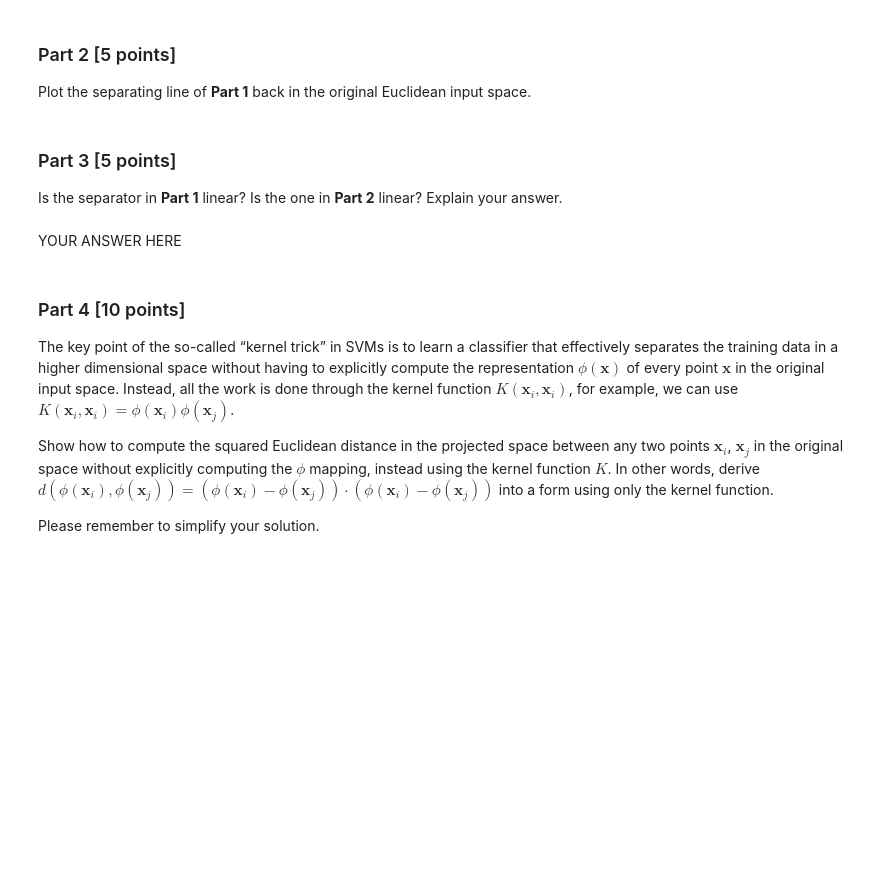
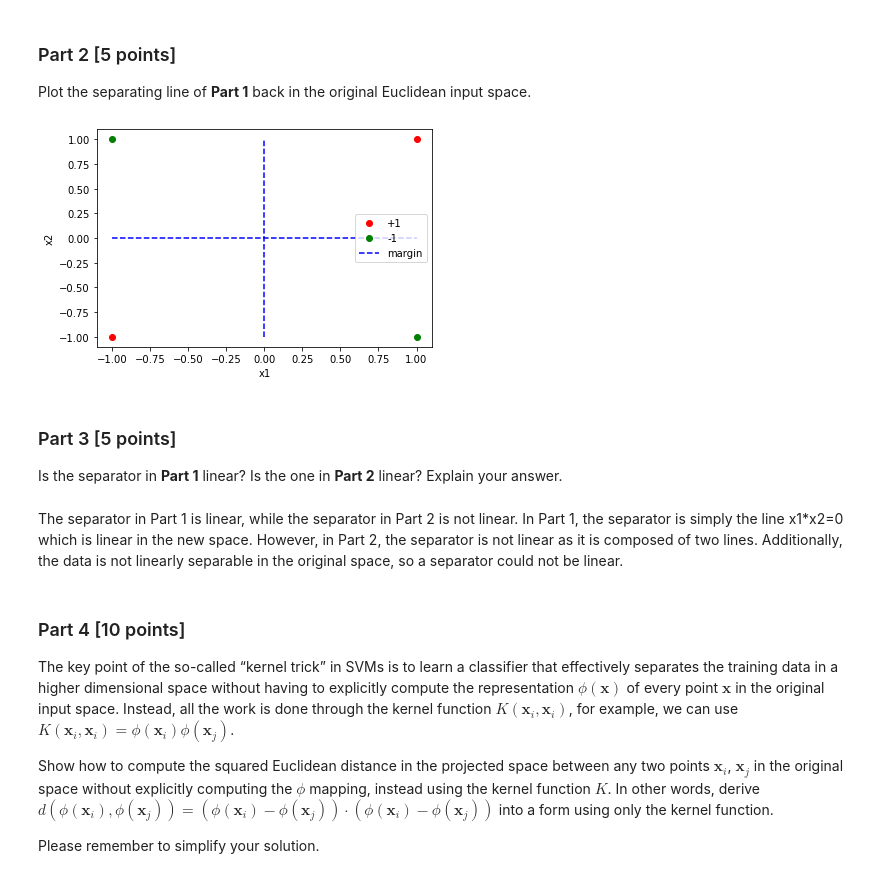
Before and after one commit to a11isonliu/CSCI-4622-Machine-Learning-sp21, a Jupyter notebook: hmwks/hw4/LiuA-hw4.ipynb, the cells around one changed output. Saved outputs shown, nothing was run; the diff lists cells and outputs as text; code cells hidden in the pictures; blank space fills up the shorter version.

```diff
--- a/hmwks/hw4/LiuA-hw4.ipynb
+++ b/hmwks/hw4/LiuA-hw4.ipynb
@@ -163,8 +189,22 @@ raise NotImplementedError()
+# %%
+# YOUR CODE HERE
+x = np.array([[-1,-1],[1,1],[-1,1],[1,-1]])
+x_map = np.array([[x1, x1 * x2] for x1, x2 in x])
+plt.plot(x.T[0,:2],x.T[1,:2], 'or', label='+1')
+plt.plot(x.T[0,2:],x.T[1,2:], 'og', label='-1')
+plt.plot([-1,1],[0,0], '--b', label='margin')
+plt.plot([0,0],[-1,1], '--b')
+plt.xlabel('x1')
+plt.ylabel('x2')
+plt.legend(loc='right')
+plt.show()
+# %% [output]
+[figure, added]
 # %% [markdown]
 ### Part 3 [5 points]
 Is the separator in **Part 1** linear? Is the one in **Part 2** linear? Explain your answer.
-# %% [markdown]
-YOUR ANSWER HERE
+# %% [markdown]
+The separator in Part 1 is linear, while the separator in Part 2 is not linear. In Part 1, the separator is simply the line x1*x2=0 which is linear in the new space. However, in Part 2, the separator is not linear as it is composed of two lines. Additionally, the data is not linearly separable in the original space, so a separator could not be linear.
 # %% [markdown]
 ### Part 4 [10 points]
 The key point of the so-called “kernel trick” in SVMs is to learn a classifier that effectively separates the training data in a higher dimensional space without having to explicitly compute the representation $\phi(\mathbf{x})$ of every point $\mathbf{x}$ in the original input space. Instead, all the work is done through the kernel function $K(\mathbf{x}_i, \mathbf{x}_i)$, for example, we can use $K(\mathbf{x}_i, \mathbf{x}_i) = \phi(\mathbf{x}_i)\phi(\mathbf{x}_j)$.
```
Also changed, not shown: parts of 23 cells of this notebook, 1 other file.
